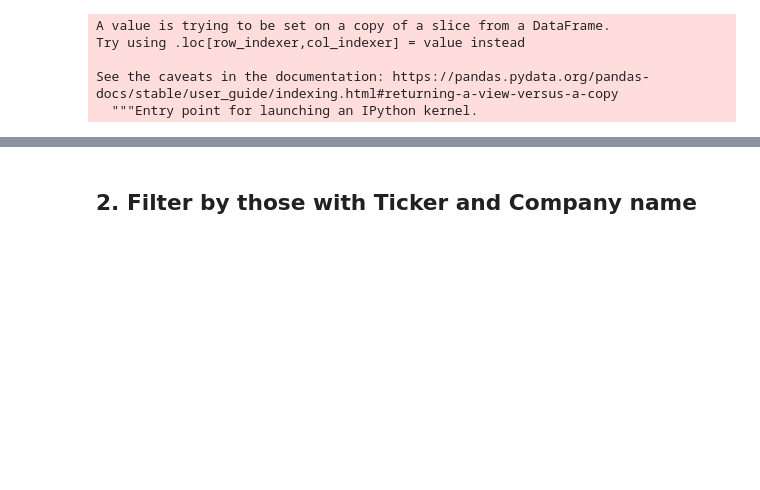
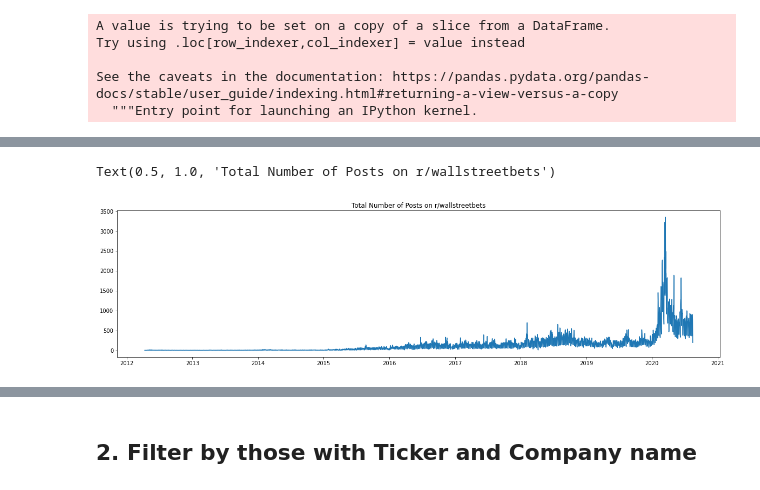
Before and after one commit to DS4A-mathemagicians/r_wallstreetbet, a Jupyter notebook: Wall Street Bet.ipynb, the cells around one changed output, grey strips where cells are left out. Saved outputs shown, nothing was run; the diff lists cells and outputs as text; code cells hidden in the pictures; blank space fills up the shorter version.

```diff
--- a/Wall Street Bet.ipynb
+++ b/Wall Street Bet.ipynb
@@ -54,0 +57,4 @@ filtered_data.head()
+# %%
+filtered_data['daily']=filtered_data.index.floor('D')
+filtered_grouped = filtered_data.groupby('daily').count()
+filtered_grouped
@@ -54,0 +69,7 @@ filtered_data.head()
+# %%
+plt.figure(figsize=(20,5))
+plt.plot(filtered_grouped.author)
+plt.title('Total Number of Posts on r/wallstreetbets')
+# %% [output]
+Text(0.5, 1.0, 'Total Number of Posts on r/wallstreetbets')
+[figure, added]
```
Also changed, not shown: parts of 10 cells of this notebook, 2 other files.
